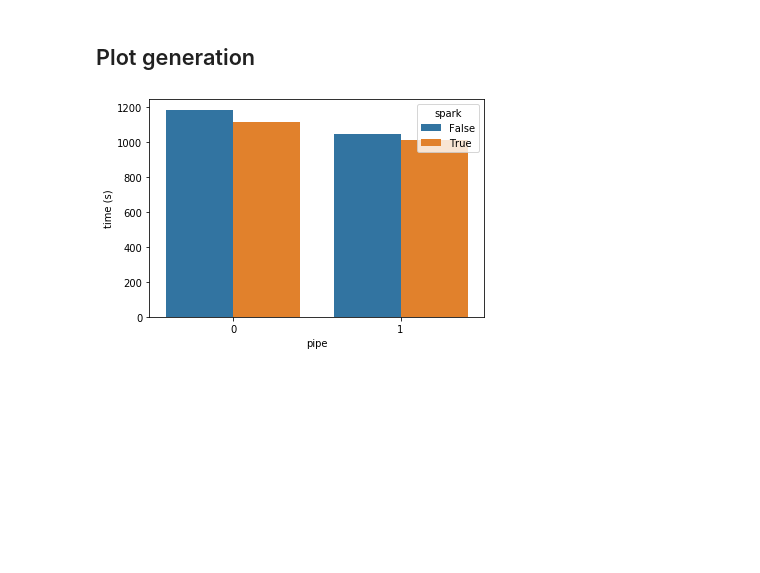
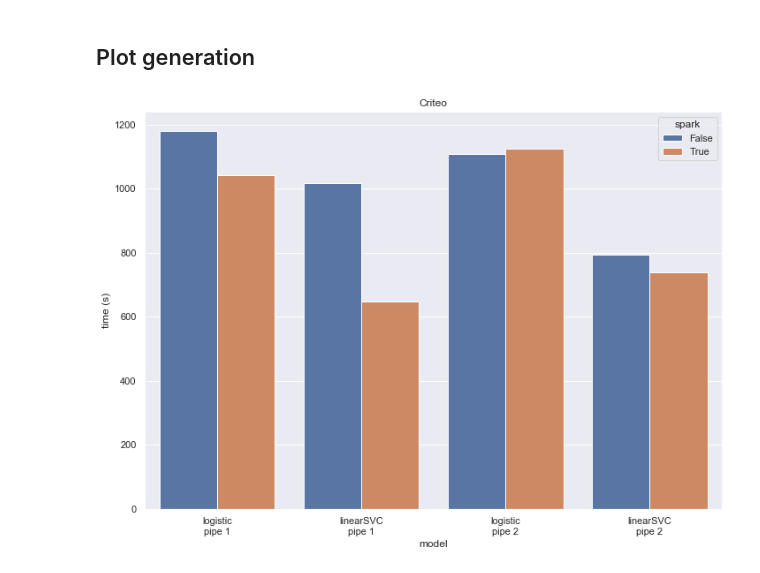
Before and after one commit to DS3Lab/datascope-pipelines, a Jupyter notebook: rumble_experiments/rumbleML_plots.ipynb, the cells around one changed output. Saved outputs shown, nothing was run; the diff lists cells and outputs as text; code cells hidden in the pictures; blank space fills up the shorter version.

Commit message:
new plots

```diff
--- a/rumble_experiments/rumbleML_plots.ipynb
+++ b/rumble_experiments/rumbleML_plots.ipynb
@@ -3,21 +3,23 @@
 # %%
 import pandas as pd
 import seaborn as sns
+sns.set(rc={'figure.figsize':(11.7,8.27)})
 
-df = pd.DataFrame(columns = ['time','pipe','spark'])
-df = df.append({'time (s)': 19 * 60 + 42.754, 'pipe': 0, 'spark': False}, ignore_index=True)
-df = df.append({'time (s)': 17 * 60 + 21.652, 'pipe': 1, 'spark': False}, ignore_index=True)
-# df = df.append({'time': 1.169, 'pipe': 3, 'spark': False}, ignore_index=True)
-# df = df.append({'time': 1.504, 'pipe': 5, 'spark': False}, ignore_index=True)
 
-df = df.append({'time (s)': 18 * 60 + 35.265, 'pipe': 0, 'spark': True}, ignore_index=True)
-df = df.append({'time (s)': 16 * 60 + 50.626, 'pipe': 1, 'spark': True}, ignore_index=True)
-# df = df.append({'time': 1.774, 'pipe': 3, 'spark': True}, ignore_index=True)
-# df = df.append({'time': 1.377, 'pipe': 5, 'spark': True}, ignore_index=True)
+df = pd.DataFrame(columns = ['time','model','spark'])
+df = df.append({'time (s)': 19 * 60 + 41.761, 'model': 'logistic\npipe 1', 'spark': False}, ignore_index=True)
+df = df.append({'time (s)': 16 * 60 + 56.768, 'model': 'linearSVC\npipe 1', 'spark': False}, ignore_index=True)
+df = df.append({'time (s)': 18 * 60 + 28.111, 'model': 'logistic\npipe 2', 'spark': False}, ignore_index=True)
+df = df.append({'time (s)': 13 * 60 + 13.732, 'model': 'linearSVC\npipe 2', 'spark': False}, ignore_index=True)
 
-ax = sns.barplot(x="pipe", y="time (s)", hue="spark", data=df)
+df = df.append({'time (s)': 17 * 60 + 22.196, 'model': 'logistic\npipe 1', 'spark': True}, ignore_index=True)
+df = df.append({'time (s)': 10 * 60 + 48.642, 'model': 'linearSVC\npipe 1', 'spark': True}, ignore_index=True)
+df = df.append({'time (s)': 18 * 60 + 45.418, 'model': 'logistic\npipe 2', 'spark': True}, ignore_index=True)
+df = df.append({'time (s)': 12 * 60 + 19.175, 'model': 'linearSVC\npipe 2', 'spark': True}, ignore_index=True)
+
+ax = sns.barplot(x="model", y="time (s)", hue="spark", data=df).set_title("Criteo")
 # %% [output]
-[figure, old version]
+[figure, new version]
 # %%
 import pandas as pd
 import seaborn as sns
```
Also changed, not shown: parts of 1 cell of this notebook, 16 other files.
